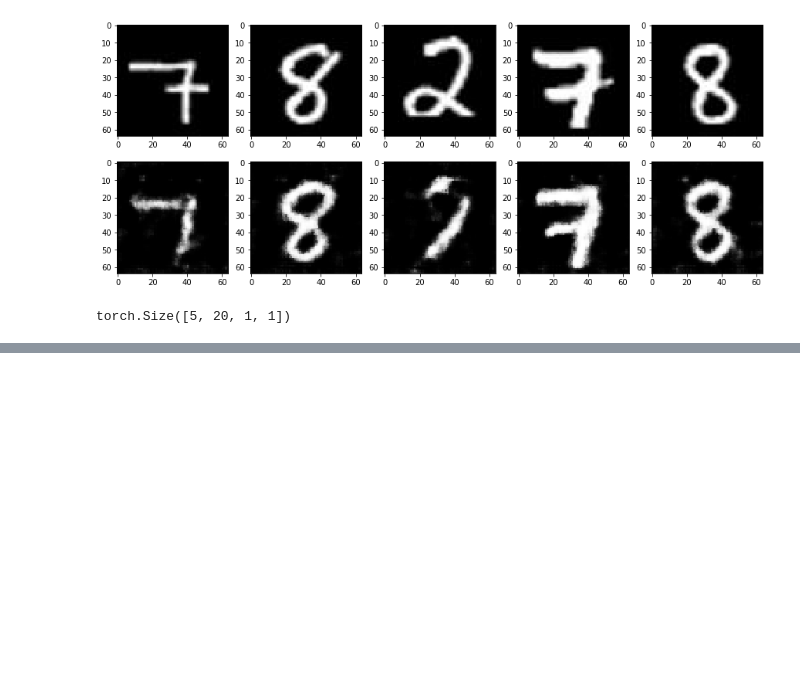
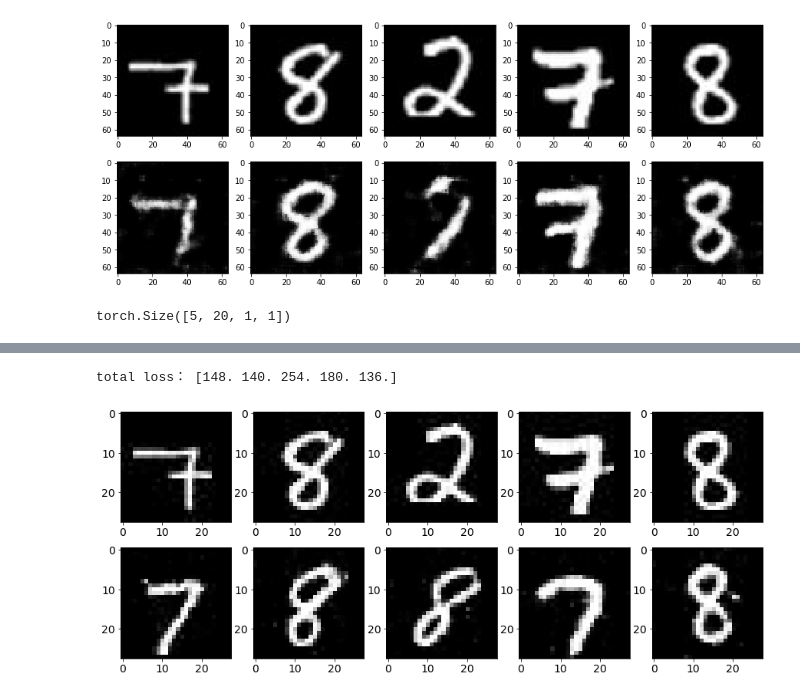
Before and after one commit to nsakki55/tech-notes, a Jupyter notebook: pytorch_advanced/6_gan_anomaly_detection/ch6.ipynb, the cells around one changed output, grey strips where cells are left out. Cells and saved outputs as stored; diff of their text form; code cells hidden in the pictures; blank space fills up the shorter version.

```diff
--- a/pytorch_advanced/6_gan_anomaly_detection/ch6.ipynb
+++ b/pytorch_advanced/6_gan_anomaly_detection/ch6.ipynb
@@ -568,0 +1151,30 @@ torch.Size([5, 20, 1, 1])
+# %%
+# 異常検知したい画像
+x = imges[0:5]
+x = x.to(device)
+
+# 教師データの画像をエンコードしてzにしてから、Gで生成
+z_out_real = E_update(imges.to(device))
+imges_reconstract = G_update(z_out_real)
+
+# 損失を求める
+loss, loss_each, residual_loss_each = Anomaly_score(
+    x, imges_reconstract, z_out_real, D_update, Lambda=0.1)
+
+# 損失の計算。トータルの損失
+loss_each = loss_each.cpu().detach().numpy()
+print("total loss：", np.round(loss_each, 0))
+
+# 画像を可視化
+fig = plt.figure(figsize=(15, 6))
+for i in range(0, 5):
+    # 上段に訓練データを
+    plt.subplot(2, 5, i+1)
+    plt.imshow(imges[i][0].cpu().detach().numpy(), 'gray')
+
+    # 下段に生成データを表示する
+    plt.subplot(2, 5, 5+i+1)
+    plt.imshow(imges_reconstract[i][0].cpu().detach().numpy(), 'gray')
+# %% [output]
+total loss： [148. 140. 254. 180. 136.]
+[figure, added]
```
Also changed, not shown: parts of 21 cells of this notebook.
